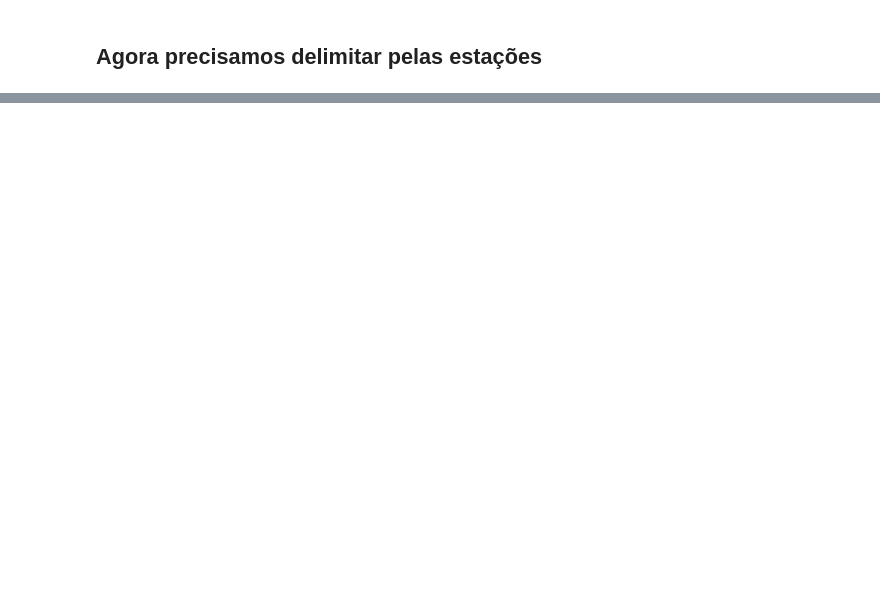
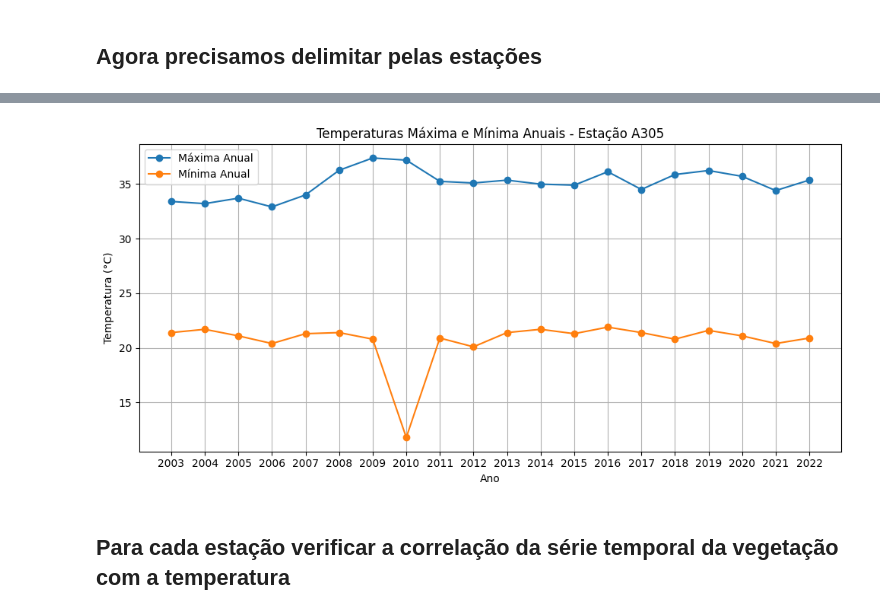
Before and after one commit to ArthurrCr/Projeto_PDI_, a Jupyter notebook: notebooks/primeira_abordagem.ipynb, the cells around one changed output, grey strips where cells are left out. Saved outputs shown, nothing was run; the diff lists cells and outputs as text; code cells hidden in the pictures; blank space fills up the shorter version.

```diff
--- a/notebooks/primeira_abordagem.ipynb
+++ b/notebooks/primeira_abordagem.ipynb
@@ -378,0 +523,4 @@ Saved extracted GeoTiff for year 2022 at ../dados/extracted_tiff_caatinga\caatin
+# %%
+# Novo dataset com as colunas de interesse
+temperaturas = combined_data[['id_estacao','data', 'temperatura_max', 'temperatura_min', 'ano']]
+temperaturas.head()
@@ -378,0 +549,27 @@ Saved extracted GeoTiff for year 2022 at ../dados/extracted_tiff_caatinga\caatin
+# %%
+# Filtrar os dados apenas para a estação A305
+dados_A305 = temperaturas[temperaturas['id_estacao'] == 'A305']
+
+# Agrupar por ano e calcular a temperatura máxima e mínima anual
+temperatura_anual = dados_A305.groupby('ano').agg(
+    temperatura_max=('temperatura_max', 'max'),
+    temperatura_min=('temperatura_min', 'min')
+).reset_index()
+
+# Plotar a série temporal anual
+plt.figure(figsize=(10, 5))  # Ajusta o tamanho do gráfico
+plt.plot(temperatura_anual['ano'], temperatura_anual['temperatura_max'], label='Máxima Anual', marker='o')
+plt.plot(temperatura_anual['ano'], temperatura_anual['temperatura_min'], label='Mínima Anual', marker='o')
+
+plt.xlabel('Ano')
+plt.ylabel('Temperatura (°C)')
+plt.title('Temperaturas Máxima e Mínima Anuais - Estação A305')
+plt.xticks(range(temperatura_anual['ano'].min(), temperatura_anual['ano'].max() + 1))  # Define os ticks do eixo x para cada ano
+plt.legend()
+plt.grid(True)  # Adiciona uma grade para melhor visualização
+plt.tight_layout()  # Ajusta o layout para evitar sobreposição
+plt.show()
+# %% [output]
+[figure, added]
+# %% [markdown]
+## Para cada estação verificar a correlação da série temporal da vegetação com a temperatura
```
Also changed, not shown: parts of 16 cells of this notebook, 5 other files.
